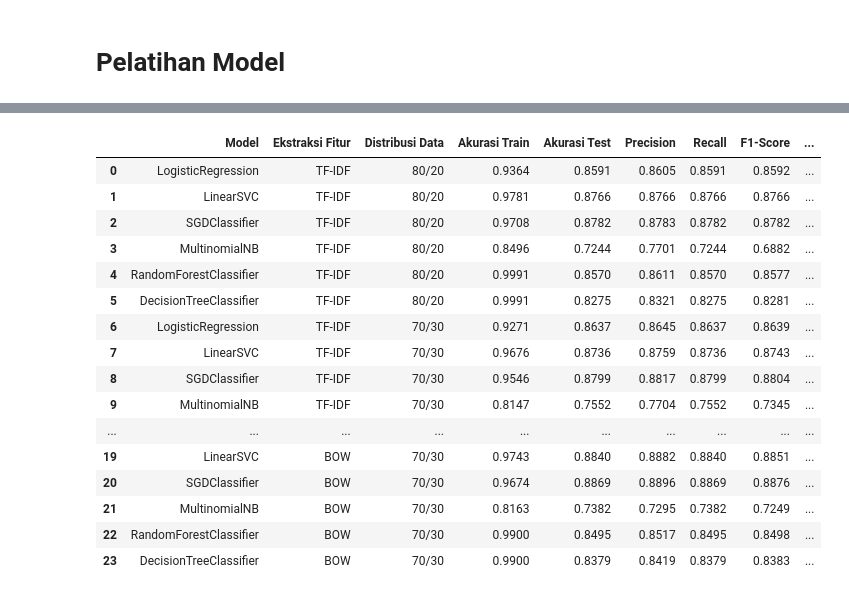
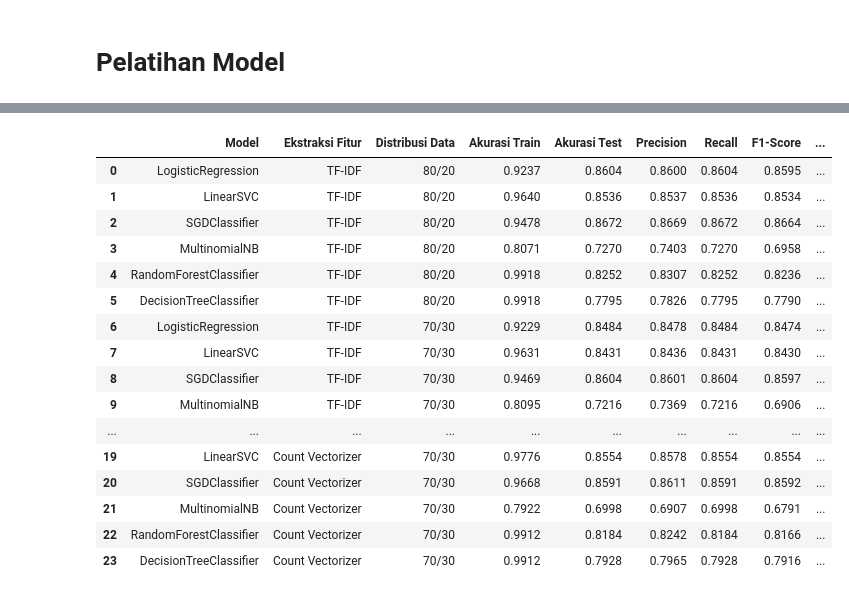
Before and after one commit to BagasNuryaman15/BPML_SatriaDirgantaraNuryaman, a Jupyter notebook: analys_sentiment.ipynb, the cells around one changed output, grey strips where cells are left out. Drawn from its saved outputs; the diff is of its cells as text; code cells hidden in the pictures.

```diff
--- a/analys_sentiment.ipynb
+++ b/analys_sentiment.ipynb
@@ -237,12 +242,6 @@ def filtering_stopwords(tokens):
         'haha', 'hehe', 'tp', 'tapi', 'karna', 'krn', 'biar', 'ehh', 'eh'
     ]
 
-    ff_stopwords = [
-    'ff', 'freefire', 'free', 'fire', 'garena', 'game', 'player', 'play', 'main',
-    'maen', 'mainkan', 'bermain', 'pemain', 'char', 'character', 'karakter',
-    'season', 'ranked', 'classic', 'match', 'skin', 'diamond', 'dm'
-]
-    listStopWords.update(ff_stopwords)
     listStopWords.update(custom_stopwords)
     listStopWords.update(listStopwords1)
     filtered = []
@@ -716,7 +715,7 @@ X = df_clean['final_text']
 y = df_clean['sentiment'] # Feature Dependen (Target)
 
 # Splitting Data
-X_train, X_test, y_train, y_test = train_test_split(X, y, test_size=0.2, random_state=15)
+X_train, X_test, y_train, y_test = train_test_split(X, y, test_size=0.2, random_state=42, stratify=y)
 
 # Verifikasi ukuran setelah split
 print(f'Setelah split - X_train: {len(X_train)}, y_train: {len(y_train)}')
@@ -751,7 +752,7 @@ Jumlah review yang di ambil oleh TF-IDF data uji adalah (1604, 2374)
 ## **Menggunakan Bag Of Word (BOW)**
 # %%
 # Inisialisais Code
-bow = CountVectorizer(
+cv = CountVectorizer(
     max_features = 3000,
     min_df = 3,
     max_df = 0.85,
@@ -760,9 +761,9 @@ bow = CountVectorizer(
 )
 
 # Eksekusi lagi
-Xtrain_bow = bow.fit_transform(X_train)
-Xtest_bow = bow.transform(X_test)
+Xtrain_cv = cv.fit_transform(X_train)
+Xtest_cv = cv.transform(X_test)
 
-print(f'Jumlah review yang di ambil oleh BOW data latih  adalah {Xtrain_bow.shape}')
-print(f'Jumlah review yang di ambil oleh BOW data uji adalah {Xtest_bow.shape}')
+print(f'Jumlah review yang di ambil oleh Count Vectorizer data latih  adalah {Xtrain_cv.shape}')
+print(f'Jumlah review yang di ambil oleh Count Vectorizer data uji adalah {Xtest_cv.shape}')
 # %% [output]
@@ -775,18 +776,18 @@ Jumlah review yang di ambil oleh BOW data uji adalah (1604, 2374)
 # %%
 # Menyimpan para model ke dalam list
 models = [
-    LogisticRegression(random_state=15),
-    LinearSVC(random_state=15),
-    SGDClassifier(random_state=15),
+    LogisticRegression(random_state=42),
+    LinearSVC(random_state=42),
+    SGDClassifier(random_state=42),
     MultinomialNB(),
-    RandomForestClassifier(random_state=15),
-    DecisionTreeClassifier(random_state=15)
+    RandomForestClassifier(random_state=42),
+    DecisionTreeClassifier(random_state=42)
 ]
 
 # Menyimpan fitur ke dalam dictionary
 features = {
     'TF-IDF': (Xtrain_tfidf, Xtest_tfidf, y_train, y_test),
-    'BOW': (Xtrain_bow, Xtest_bow, y_train, y_test)
+    'Count Vectorizer': (Xtrain_cv, Xtest_cv, y_train, y_test)
 }
 
 # Distribusi data yang di inginkan
@@ -807,23 +808,39 @@ for feature_name, (X_train_feat, X_test_feat, y_train_feat, y_test_feat) in feat
     for distribution in distributions:
         print(f'\nDISTRIBUSI DATA: {distribution}')
 
-        # Membuat split baru karena ada distribusi yang tidak di undang
+        # Membuat split baru berdasarkan distribusi
         if distribution == '80/20':
             X_tr, X_te, y_tr, y_te = X_train_feat, X_test_feat, y_train_feat, y_test_feat
         else:
-            # Split 70/30 dari data original
             X_temp = df_clean['final_text']
             y_temp = df_clean['sentiment']
             X_train_temp, X_test_temp, y_train_temp, y_test_temp = train_test_split(
                 X_temp, y_temp, test_size=0.3, random_state=42, stratify=y_temp
             )
 
+            # PERBAIKAN: Transform dengan vectorizer yang tepat
             if feature_name == 'TF-IDF':
-                X_tr = tfidf.transform(X_train_temp)
-                X_te = tfidf.transform(X_test_temp)
-            else:  # BOW
-                X_tr = bow.transform(X_train_temp)
-                X_te = bow.transform(X_test_temp)
+                # Buat vectorizer baru untuk split 70/30
+                tfidf_70 = TfidfVectorizer(
+                    max_features=3000,
+                    min_df=3,
+                    max_df=0.85,
+                    ngram_range=(1, 3),
+                    stop_words='english'
+                )
+                X_tr = tfidf_70.fit_transform(X_train_temp)
+                X_te = tfidf_70.transform(X_test_temp)
+            else:  # Count Vectorizer
+                # Buat vectorizer baru untuk split 70/30
+                cv_70 = CountVectorizer(
+                    max_features=3000,
+                    min_df=3,
+                    max_df=0.85,
+                    ngram_range=(1, 3),
+                    stop_words='english'
+                )
+                X_tr = cv_70.fit_transform(X_train_temp)
+                X_te = cv_70.transform(X_test_temp)
 
             y_tr, y_te = y_train_temp, y_test_temp
 
@@ -865,7 +882,7 @@ for feature_name, (X_train_feat, X_test_feat, y_train_feat, y_test_feat) in feat
                     'Precision': round(precision, 4),
                     'Recall': round(recall, 4),
                     'F1-Score': round(f1, 4),
-                    'Waktu (s)': round(train_time, 2)
+                    'Waktu(s)': round(train_time, 2)
                 })
 
                 print(f'Success (Akurasi: {test_acc:.4f}, Waktu: {train_time:.2f}s)')
@@ -883,7 +900,7 @@ for feature_name, (X_train_feat, X_test_feat, y_train_feat, y_test_feat) in feat
                     'Precision': None,
                     'Recall': None,
                     'F1-Score': None,
-                    'Waktu (s)': None
+                    'Waktu(s)': None
                 })
 
 # Buat DataFrame dari list
@@ -899,7 +916,7 @@ print(f'Eksperimen gagal: {len(results_df[results_df["Akurasi Test"].isna()])}')
 
 print('\nHASIL PELATIHAN MODEL:')
 print('=' * 60)
-results_df
+display(results_df)
 # %% [output]
 MEMULAI PELATIHAN MODEL
 ============================================================
@@ -916,22 +933,22 @@ Training MultinomialNB             Success (Akurasi: 0.7244, Waktu: 0.03s)
 ... (37 lines left out)
 Eksperimen gagal: 0
 
 HASIL PELATIHAN MODEL:
 ============================================================
 |  | Model | Ekstraksi Fitur | Distribusi Data | Akurasi Train | Akurasi Test | Precision | Recall | F1-Score | ... |
-| 0 | LogisticRegression | TF-IDF | 80/20 | 0.9364 | 0.8591 | 0.8605 | 0.8591 | 0.8592 | ... |
-| 1 | LinearSVC | TF-IDF | 80/20 | 0.9781 | 0.8766 | 0.8766 | 0.8766 | 0.8766 | ... |
-| 2 | SGDClassifier | TF-IDF | 80/20 | 0.9708 | 0.8782 | 0.8783 | 0.8782 | 0.8782 | ... |
-| 3 | MultinomialNB | TF-IDF | 80/20 | 0.8496 | 0.7244 | 0.7701 | 0.7244 | 0.6882 | ... |
-| 4 | RandomForestClassifier | TF-IDF | 80/20 | 0.9991 | 0.8570 | 0.8611 | 0.8570 | 0.8577 | ... |
-| 5 | DecisionTreeClassifier | TF-IDF | 80/20 | 0.9991 | 0.8275 | 0.8321 | 0.8275 | 0.8281 | ... |
-| 6 | LogisticRegression | TF-IDF | 70/30 | 0.9271 | 0.8637 | 0.8645 | 0.8637 | 0.8639 | ... |
-| 7 | LinearSVC | TF-IDF | 70/30 | 0.9676 | 0.8736 | 0.8759 | 0.8736 | 0.8743 | ... |
-| 8 | SGDClassifier | TF-IDF | 70/30 | 0.9546 | 0.8799 | 0.8817 | 0.8799 | 0.8804 | ... |
-| 9 | MultinomialNB | TF-IDF | 70/30 | 0.8147 | 0.7552 | 0.7704 | 0.7552 | 0.7345 | ... |
+| 0 | LogisticRegression | TF-IDF | 80/20 | 0.9237 | 0.8604 | 0.8600 | 0.8604 | 0.8595 | ... |
+| 1 | LinearSVC | TF-IDF | 80/20 | 0.9640 | 0.8536 | 0.8537 | 0.8536 | 0.8534 | ... |
+| 2 | SGDClassifier | TF-IDF | 80/20 | 0.9478 | 0.8672 | 0.8669 | 0.8672 | 0.8664 | ... |
+| 3 | MultinomialNB | TF-IDF | 80/20 | 0.8071 | 0.7270 | 0.7403 | 0.7270 | 0.6958 | ... |
+| 4 | RandomForestClassifier | TF-IDF | 80/20 | 0.9918 | 0.8252 | 0.8307 | 0.8252 | 0.8236 | ... |
+| 5 | DecisionTreeClassifier | TF-IDF | 80/20 | 0.9918 | 0.7795 | 0.7826 | 0.7795 | 0.7790 | ... |
+| 6 | LogisticRegression | TF-IDF | 70/30 | 0.9229 | 0.8484 | 0.8478 | 0.8484 | 0.8474 | ... |
+| 7 | LinearSVC | TF-IDF | 70/30 | 0.9631 | 0.8431 | 0.8436 | 0.8431 | 0.8430 | ... |
+| 8 | SGDClassifier | TF-IDF | 70/30 | 0.9469 | 0.8604 | 0.8601 | 0.8604 | 0.8597 | ... |
+| 9 | MultinomialNB | TF-IDF | 70/30 | 0.8095 | 0.7216 | 0.7369 | 0.7216 | 0.6906 | ... |
 | ... | ... | ... | ... | ... | ... | ... | ... | ... | ... |
-| 19 | LinearSVC | BOW | 70/30 | 0.9743 | 0.8840 | 0.8882 | 0.8840 | 0.8851 | ... |
-| 20 | SGDClassifier | BOW | 70/30 | 0.9674 | 0.8869 | 0.8896 | 0.8869 | 0.8876 | ... |
-| 21 | MultinomialNB | BOW | 70/30 | 0.8163 | 0.7382 | 0.7295 | 0.7382 | 0.7249 | ... |
-| 22 | RandomForestClassifier | BOW | 70/30 | 0.9900 | 0.8495 | 0.8517 | 0.8495 | 0.8498 | ... |
-| 23 | DecisionTreeClassifier | BOW | 70/30 | 0.9900 | 0.8379 | 0.8419 | 0.8379 | 0.8383 | ... |
+| 19 | LinearSVC | Count Vectorizer | 70/30 | 0.9776 | 0.8554 | 0.8578 | 0.8554 | 0.8554 | ... |
+| 20 | SGDClassifier | Count Vectorizer | 70/30 | 0.9668 | 0.8591 | 0.8611 | 0.8591 | 0.8592 | ... |
+| 21 | MultinomialNB | Count Vectorizer | 70/30 | 0.7922 | 0.6998 | 0.6907 | 0.6998 | 0.6791 | ... |
+| 22 | RandomForestClassifier | Count Vectorizer | 70/30 | 0.9912 | 0.8184 | 0.8242 | 0.8184 | 0.8166 | ... |
+| 23 | DecisionTreeClassifier | Count Vectorizer | 70/30 | 0.9912 | 0.7928 | 0.7965 | 0.7928 | 0.7916 | ... |
```
Also changed, not shown: parts of 32 cells of this notebook, 1 other file.
